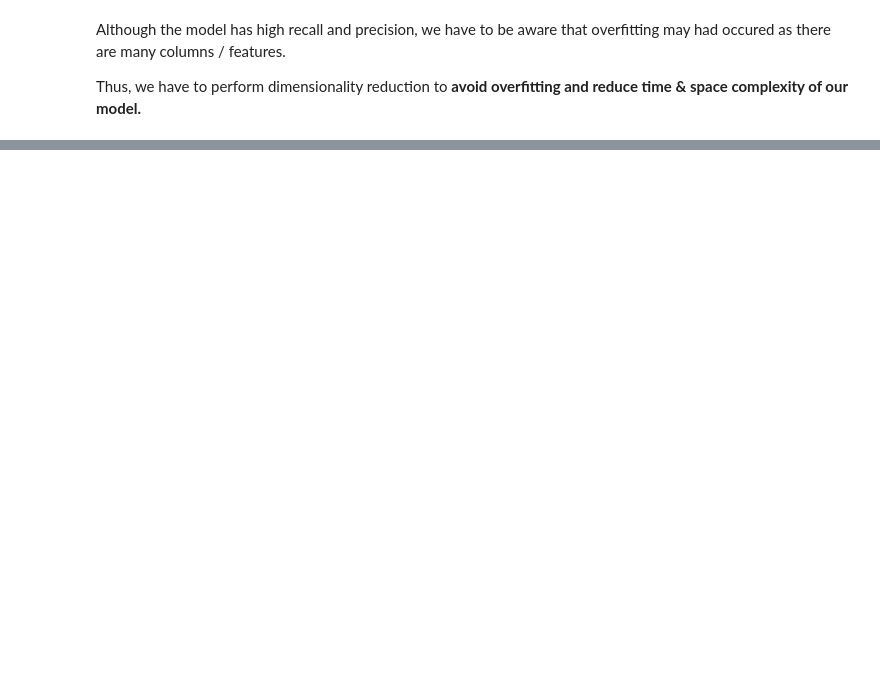
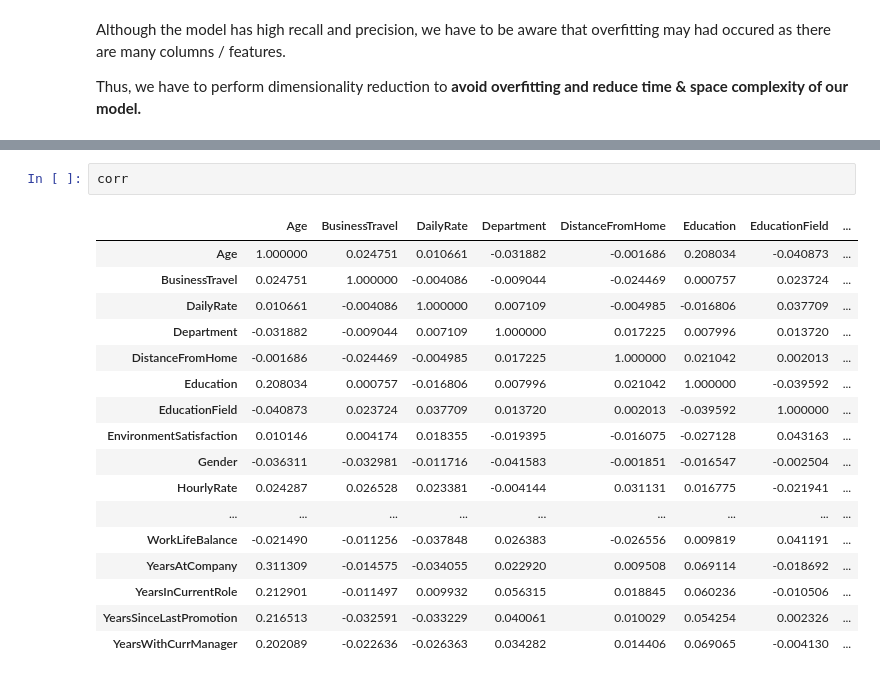
Before and after one commit to guangyitan/Udemy-Unsupervised-Machine-Learning-with-2-Capstone-ML-Projects, a Jupyter notebook: Dimensionality Reduction/Introduction_to_Dimensionality_Reduction.ipynb, the cells around one changed output, grey strips where cells are left out. Drawn from its saved outputs; the diff is of its cells as text; blank space fills up the shorter version.

```diff
--- a/Dimensionality Reduction/Introduction_to_Dimensionality_Reduction.ipynb
+++ b/Dimensionality Reduction/Introduction_to_Dimensionality_Reduction.ipynb
@@ -194,0 +221,20 @@ Thus, we have to perform dimensionality reduction to **avoid overfitting and red
+# %%
+corr
+# %% [output]
+|  | Age | BusinessTravel | DailyRate | Department | DistanceFromHome | Education | EducationField | ... |
+| Age | 1.000000 | 0.024751 | 0.010661 | -0.031882 | -0.001686 | 0.208034 | -0.040873 | ... |
+| BusinessTravel | 0.024751 | 1.000000 | -0.004086 | -0.009044 | -0.024469 | 0.000757 | 0.023724 | ... |
+| DailyRate | 0.010661 | -0.004086 | 1.000000 | 0.007109 | -0.004985 | -0.016806 | 0.037709 | ... |
+| Department | -0.031882 | -0.009044 | 0.007109 | 1.000000 | 0.017225 | 0.007996 | 0.013720 | ... |
+| DistanceFromHome | -0.001686 | -0.024469 | -0.004985 | 0.017225 | 1.000000 | 0.021042 | 0.002013 | ... |
+| Education | 0.208034 | 0.000757 | -0.016806 | 0.007996 | 0.021042 | 1.000000 | -0.039592 | ... |
+| EducationField | -0.040873 | 0.023724 | 0.037709 | 0.013720 | 0.002013 | -0.039592 | 1.000000 | ... |
+| EnvironmentSatisfaction | 0.010146 | 0.004174 | 0.018355 | -0.019395 | -0.016075 | -0.027128 | 0.043163 | ... |
+| Gender | -0.036311 | -0.032981 | -0.011716 | -0.041583 | -0.001851 | -0.016547 | -0.002504 | ... |
+| HourlyRate | 0.024287 | 0.026528 | 0.023381 | -0.004144 | 0.031131 | 0.016775 | -0.021941 | ... |
+| ... | ... | ... | ... | ... | ... | ... | ... | ... |
+| WorkLifeBalance | -0.021490 | -0.011256 | -0.037848 | 0.026383 | -0.026556 | 0.009819 | 0.041191 | ... |
+| YearsAtCompany | 0.311309 | -0.014575 | -0.034055 | 0.022920 | 0.009508 | 0.069114 | -0.018692 | ... |
+| YearsInCurrentRole | 0.212901 | -0.011497 | 0.009932 | 0.056315 | 0.018845 | 0.060236 | -0.010506 | ... |
+| YearsSinceLastPromotion | 0.216513 | -0.032591 | -0.033229 | 0.040061 | 0.010029 | 0.054254 | 0.002326 | ... |
+| YearsWithCurrManager | 0.202089 | -0.022636 | -0.026363 | 0.034282 | 0.014406 | 0.069065 | -0.004130 | ... |
```
Also changed, not shown: parts of 13 cells of this notebook.
